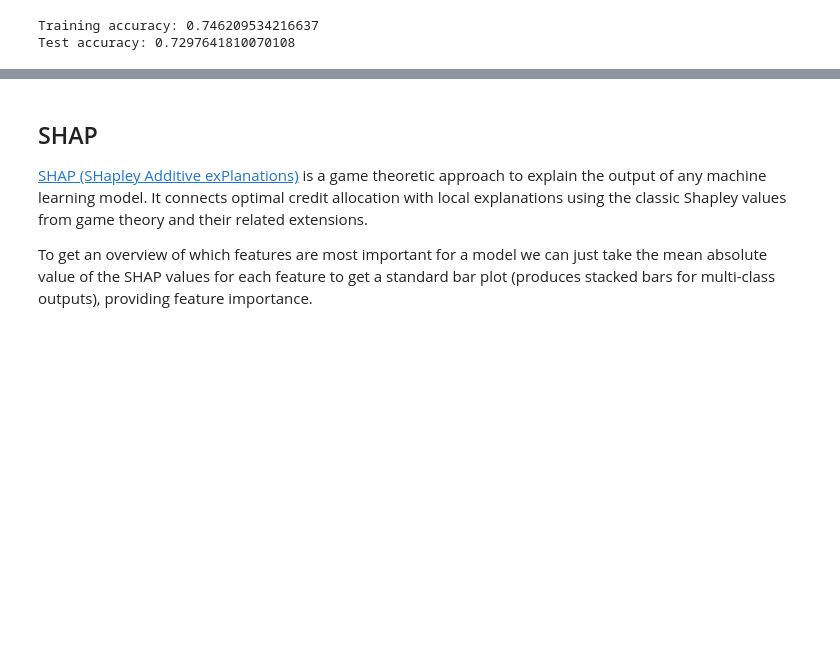
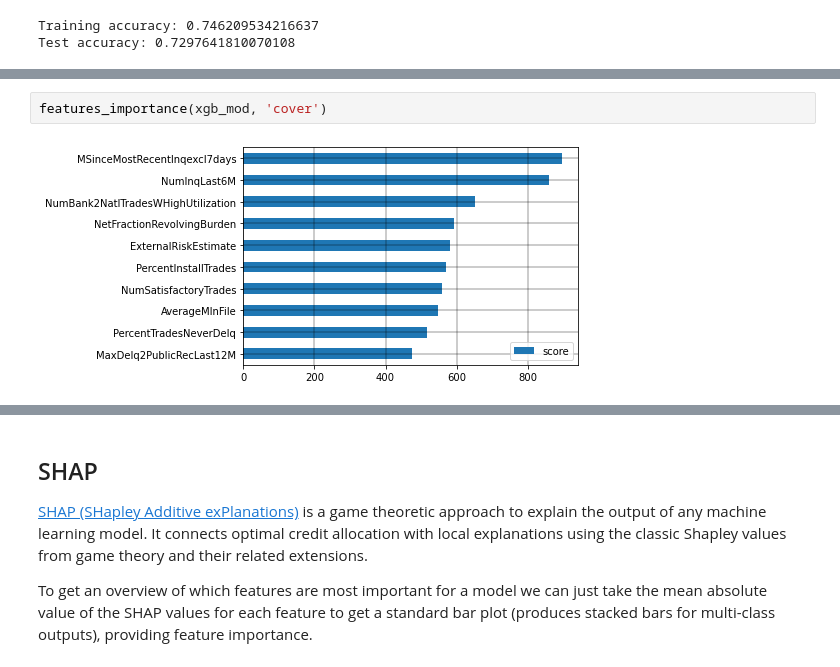
Before and after one commit to gianluigilopardo/HELOC-Credit-Approval, a Jupyter notebook: heloc.ipynb, the cells around one changed output, grey strips where cells are left out. Cells and saved outputs as stored; diff of their text form; blank space fills up the shorter version.

```diff
--- a/heloc.ipynb
+++ b/heloc.ipynb
@@ -126,0 +149,4 @@ plt.show()
+# %%
+features_importance(xgb_mod, 'cover')
+# %% [output]
+[figure, added]
```
Also changed, not shown: parts of 16 cells of this notebook, 1 other file.
